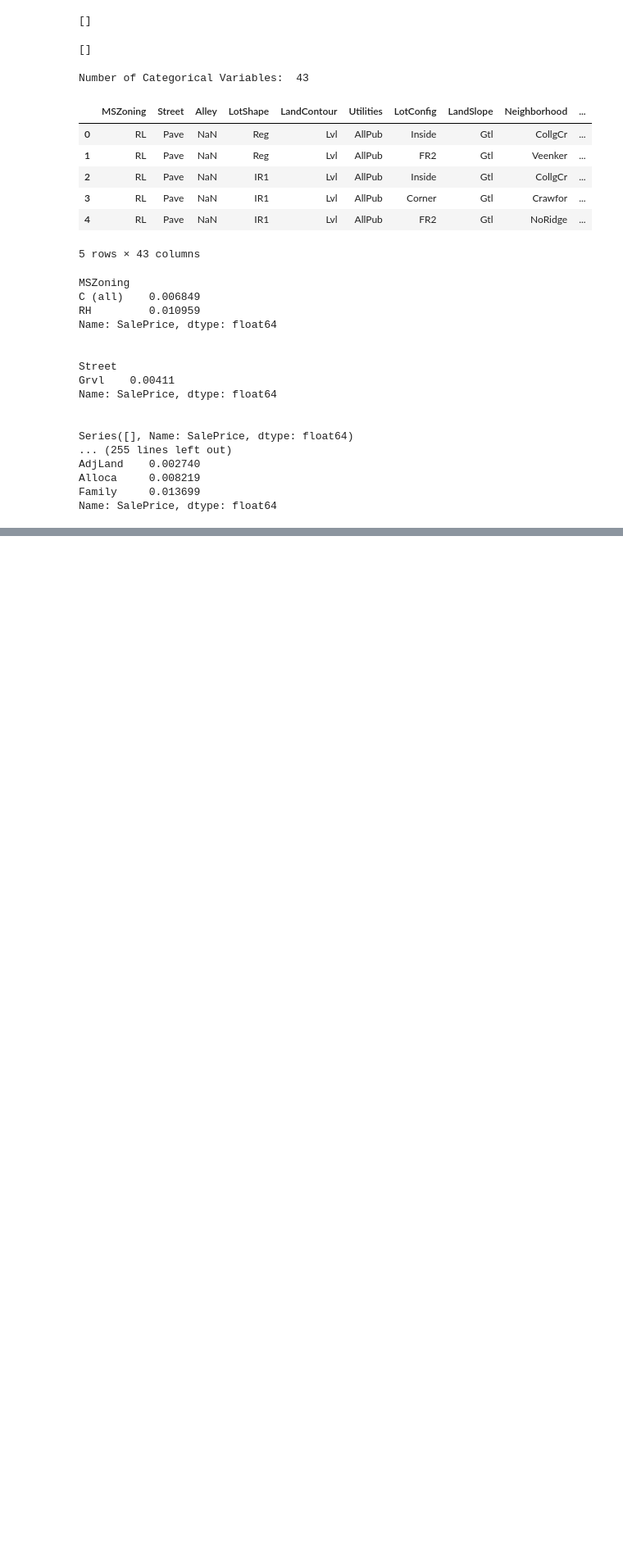
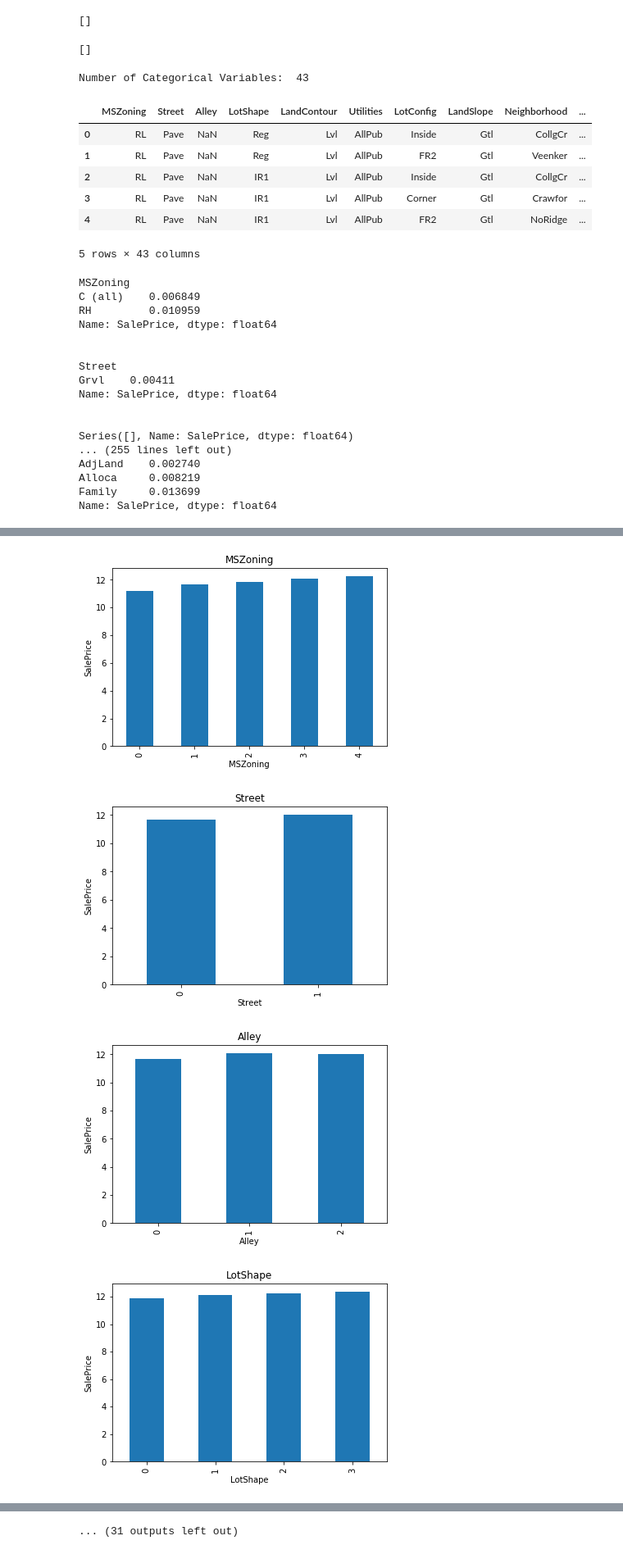
Before and after one commit to mostofa-ahsan/Projects, a Jupyter notebook: Housing Price/Housing_feature_engineering.ipynb, the cells around one changed output, grey strips where cells are left out. Shown at 82% size. Cells and saved outputs as stored; diff of their text form; code cells hidden in the pictures; blank space fills up the shorter version.

```diff
--- a/Housing Price/Housing_feature_engineering.ipynb
+++ b/Housing Price/Housing_feature_engineering.ipynb
@@ -120,0 +116,3 @@ year_variables
+# %%
+year_variables = ['YearBuilt', 'YearRemodAdd', 'GarageYrBlt']
+year_variables
@@ -138,6 +148,6 @@ Number of discrete variables:  14
 Number of Continuous Variables: 19
 # %%
-for var in continuous_variables:
+for var in ['LotFrontage', 'LotArea', '1stFlrSF', 'GrLivArea', 'SalePrice']:
     X_train[var] = np.log(X_train[var])
     X_test[var] = np.log(X_test[var])
 # %%
@@ -217,3 +233,12 @@ for i in categorical_variables:
 
     X_test[i] = np.where(X_test[i].isin(
         frequent_ls), X_test[i], 'Rare')
+# %%
+def replace_categories(train, test, var, target):
+    labels=train.groupby(var)[target].mean().sort_values().index
+    ordinal_label={k: i for i,k in enumerate(labels,0)}
+    train[var]=train[var].map(ordinal_label)
+    test[var]=test[var].map(ordinal_label)
+# %%
+for i in categorical_variables:
+    replace_categories(X_train,X_test,i,'SalePrice')
@@ -219,0 +253,15 @@ for i in categorical_variables:
+# %%
+def analyze_variable(df,var):
+    df = df.copy()
+    df.groupby(var)['SalePrice'].median().plot.bar()
+    plt.title(var)
+    plt.ylabel('SalePrice')
+    plt.show()
+
+for i in categorical_variables:
+    analyze_variable(X_train,i)
+# %% [output]
+[figure, added]
+[figure, added]
+[figure, added]
+[figure, added]
@@ -219,0 +276 @@ for i in categorical_variables:
+... (31 outputs left out)
```
Also changed, not shown: parts of 14 cells of this notebook.
